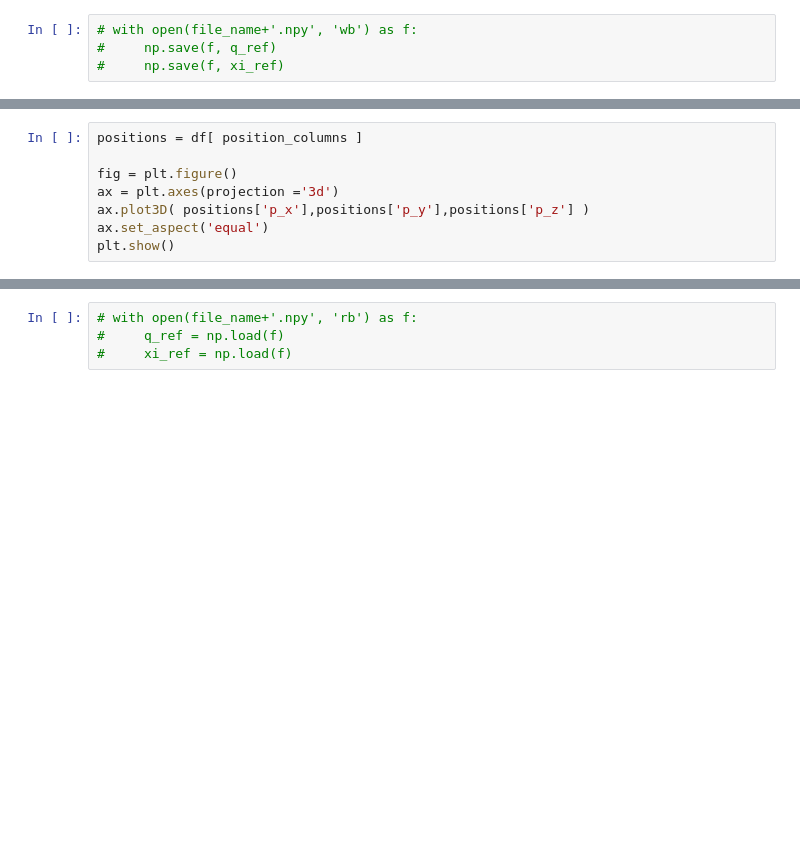
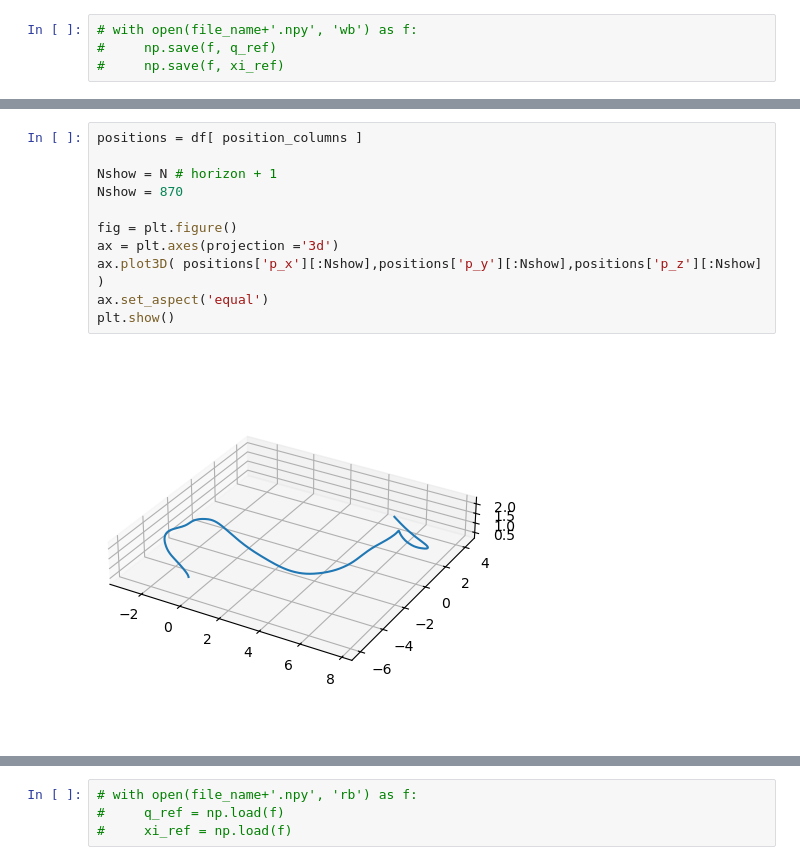
Before and after one commit to chenghuailin/trajectory_optimization_matrix_lie_groups, a Jupyter notebook: visualization/convert_path_to_reference.ipynb, the cells around one changed output, grey strips where cells are left out. Saved outputs shown, nothing was run; the diff lists cells and outputs as text; blank space fills up the shorter version.

```diff
--- a/visualization/convert_path_to_reference.ipynb
+++ b/visualization/convert_path_to_reference.ipynb
@@ -70,8 +81,13 @@ plt.show()
 # %%
 positions = df[ position_columns ]
 
+Nshow = N # horizon + 1
+Nshow = 870
+
 fig = plt.figure()
 ax = plt.axes(projection ='3d')
-ax.plot3D( positions['p_x'],positions['p_y'],positions['p_z'] )
+ax.plot3D( positions['p_x'][:Nshow],positions['p_y'][:Nshow],positions['p_z'][:Nshow] )
 ax.set_aspect('equal')
 plt.show()
+# %% [output]
+[figure, added]
```
Also changed, not shown: parts of 18 cells of this notebook, 1 other file.
